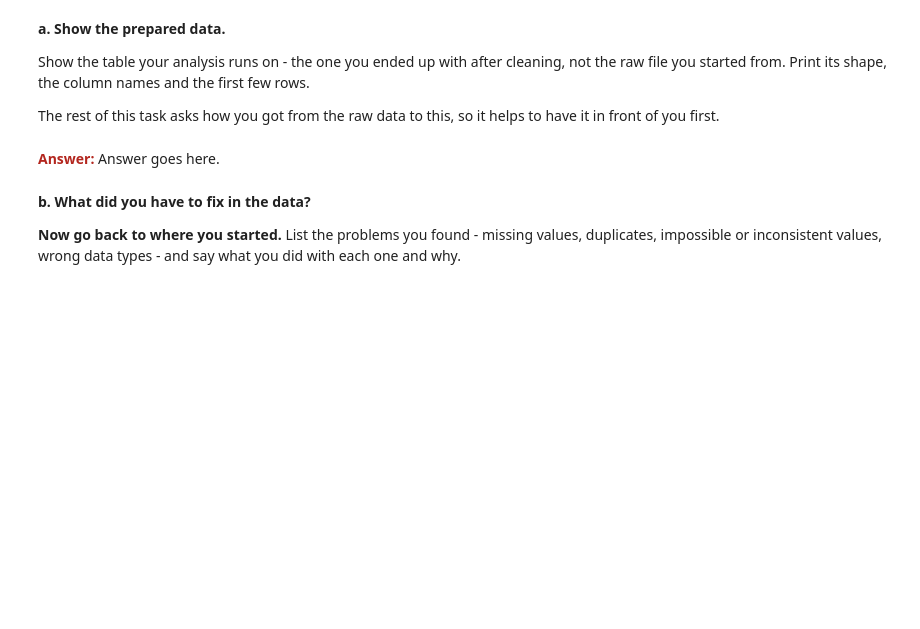
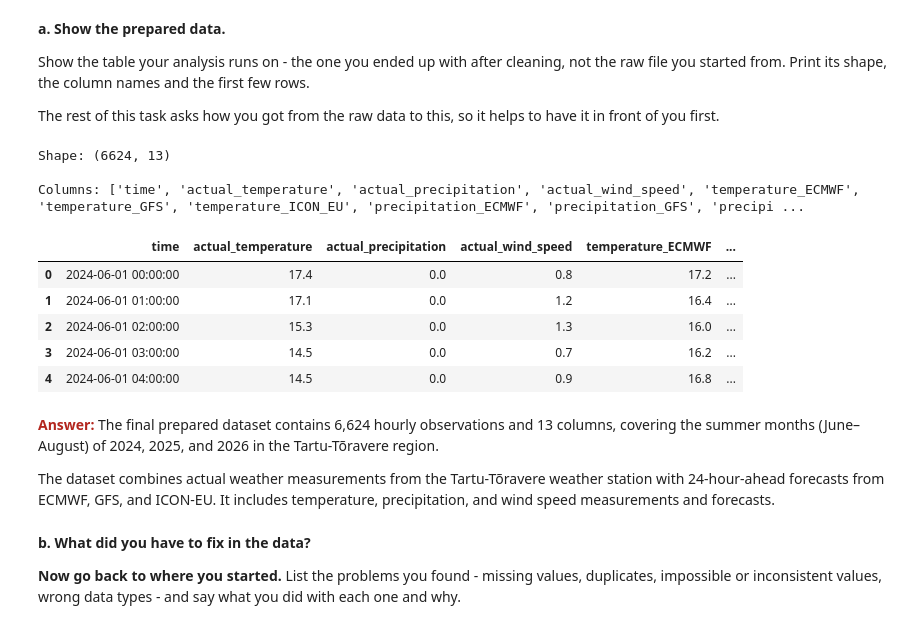
Before and after one commit to MarkenNisu/Machine_Learning_For_Weather, a Jupyter notebook: submissions/IDS2026_HW10.ipynb, the cells around one changed output. Saved outputs shown, nothing was run; the diff lists cells and outputs as text; code cells hidden in the pictures; blank space fills up the shorter version.

```diff
--- a/submissions/IDS2026_HW10.ipynb
+++ b/submissions/IDS2026_HW10.ipynb
@@ -46,8 +48,29 @@ Show the table your analysis runs on - the one you ended up with after cleaning,
 The rest of this task asks how you got from the raw data to this, so it helps to have it in front of you first.
 # %%
 # TODO (if applicable)
+df = pd.read_csv(
+     "data/processed/weather_dataset_2024_2026.csv",
+    parse_dates=["time"]
+)
+
+print("Shape:", df.shape)
+print("\nColumns:", df.columns.tolist())
+
+display(df.head())
+# %% [output]
+Shape: (6624, 13)
+
+Columns: ['time', 'actual_temperature', 'actual_precipitation', 'actual_wind_speed', 'temperature_ECMWF', 'temperature_GFS', 'temperature_ICON_EU', 'precipitation_ECMWF', 'precipitation_GFS', 'precipi ...
+|  | time | actual_temperature | actual_precipitation | actual_wind_speed | temperature_ECMWF | ... |
+| 0 | 2024-06-01 00:00:00 | 17.4 | 0.0 | 0.8 | 17.2 | ... |
+| 1 | 2024-06-01 01:00:00 | 17.1 | 0.0 | 1.2 | 16.4 | ... |
+| 2 | 2024-06-01 02:00:00 | 15.3 | 0.0 | 1.3 | 16.0 | ... |
+| 3 | 2024-06-01 03:00:00 | 14.5 | 0.0 | 0.7 | 16.2 | ... |
+| 4 | 2024-06-01 04:00:00 | 14.5 | 0.0 | 0.9 | 16.8 | ... |
 # %% [markdown]
-<span style="color:#B3261E;"><strong>Answer:</strong></span> Answer goes here.
+<span style="color:#B3261E;"><strong>Answer:</strong></span> The final prepared dataset contains 6,624 hourly observations and 13 columns, covering the summer months (June–August) of 2024, 2025, and 2026 in the Tartu-Tõravere region.
+
+The dataset combines actual weather measurements from the Tartu-Tõravere weather station with 24-hour-ahead forecasts from ECMWF, GFS, and ICON-EU. It includes temperature, precipitation, and wind speed measurements and forecasts.
 # %% [markdown]
 **b. What did you have to fix in the data?**
 
```
Also changed, not shown: parts of 7 cells of this notebook.
